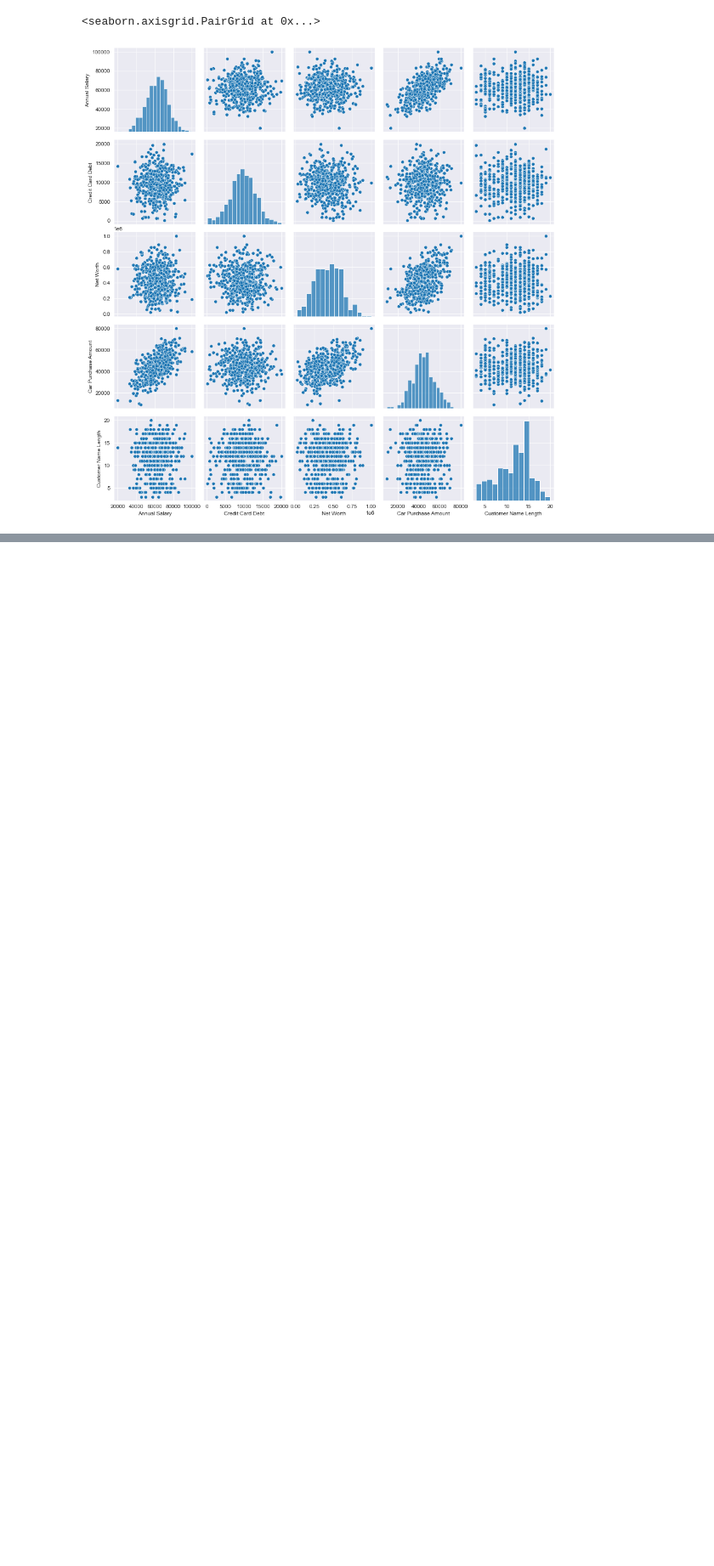
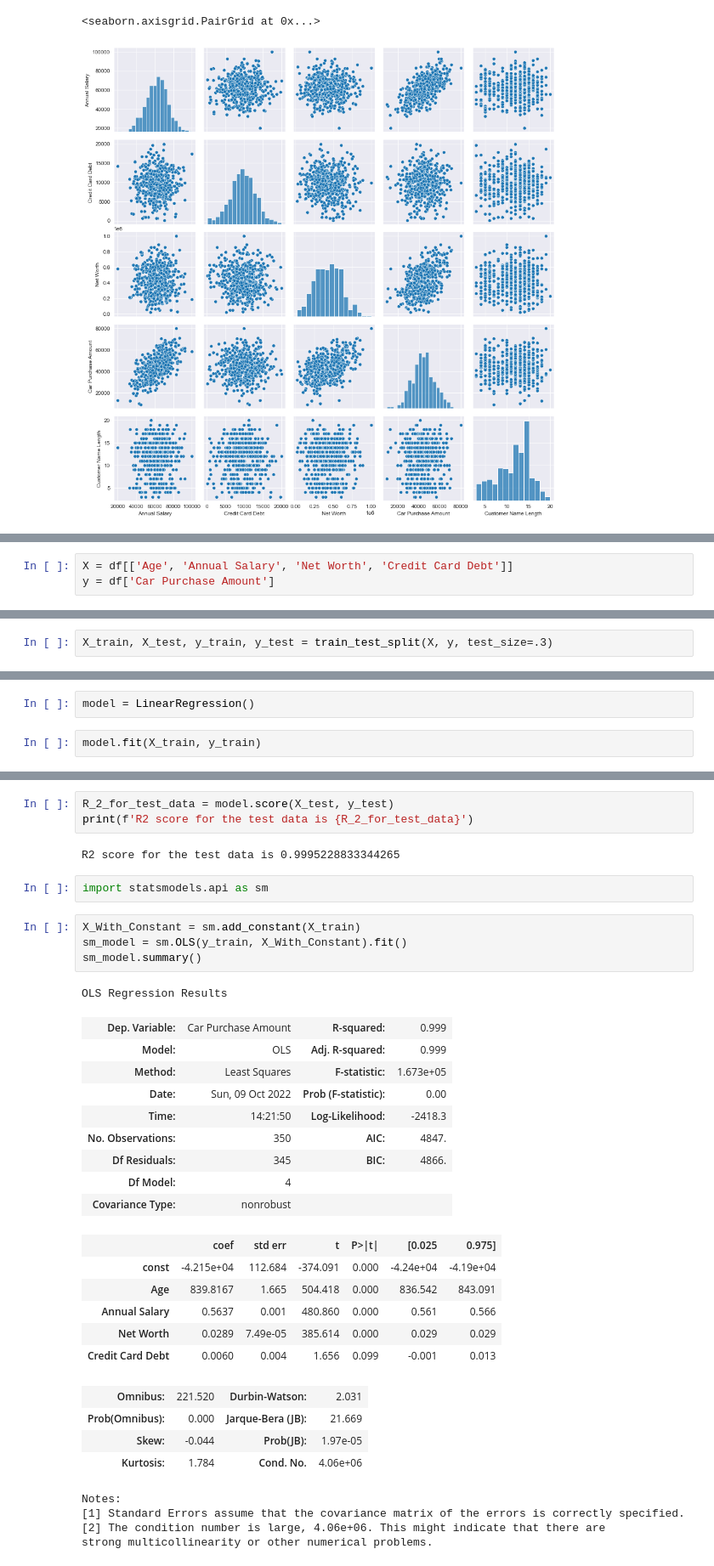
Before and after one commit to natthawit-jan/car_price_prediction_proj, a Jupyter notebook: car_prediction.ipynb, the cells around one changed output, grey strips where cells are left out. Shown at 85% size. Saved outputs shown, nothing was run; the diff lists cells and outputs as text; blank space fills up the shorter version.

Commit message:
Add model to the notebook.

```diff
--- a/car_prediction.ipynb
+++ b/car_prediction.ipynb
@@ -126,0 +124,3 @@ sns.pairplot(data=df.drop(columns=['Age', 'Gender']))
+# %%
+X = df[['Age', 'Annual Salary', 'Net Worth', 'Credit Card Debt']]
+y = df['Car Purchase Amount']
@@ -126,0 +129,2 @@ sns.pairplot(data=df.drop(columns=['Age', 'Gender']))
+# %%
+X_train, X_test, y_train, y_test = train_test_split(X, y, test_size=.3)
@@ -126,0 +133,4 @@ sns.pairplot(data=df.drop(columns=['Age', 'Gender']))
+# %%
+model = LinearRegression()
+# %%
+model.fit(X_train, y_train)
@@ -126,0 +161,36 @@ sns.pairplot(data=df.drop(columns=['Age', 'Gender']))
+# %%
+R_2_for_test_data = model.score(X_test, y_test)
+print(f'R2 score for the test data is {R_2_for_test_data}')
+# %% [output]
+R2 score for the test data is 0.9995228833344265
+# %%
+import statsmodels.api as sm
+# %%
+X_With_Constant = sm.add_constant(X_train)
+sm_model = sm.OLS(y_train, X_With_Constant).fit()
+sm_model.summary()
+# %% [output]
+OLS Regression Results
+| Dep. Variable: | Car Purchase Amount | R-squared: | 0.999 |
+| Model: | OLS | Adj. R-squared: | 0.999 |
+| Method: | Least Squares | F-statistic: | 1.673e+05 |
+| Date: | Sun, 09 Oct 2022 | Prob (F-statistic): | 0.00 |
+| Time: | 14:21:50 | Log-Likelihood: | -2418.3 |
+| No. Observations: | 350 | AIC: | 4847. |
+| Df Residuals: | 345 | BIC: | 4866. |
+| Df Model: | 4 |  |  |
+| Covariance Type: | nonrobust |  |  |
+|  | coef | std err | t | P>|t| | [0.025 | 0.975] |
+| const | -4.215e+04 | 112.684 | -374.091 | 0.000 | -4.24e+04 | -4.19e+04 |
+| Age | 839.8167 | 1.665 | 504.418 | 0.000 | 836.542 | 843.091 |
+| Annual Salary | 0.5637 | 0.001 | 480.860 | 0.000 | 0.561 | 0.566 |
+| Net Worth | 0.0289 | 7.49e-05 | 385.614 | 0.000 | 0.029 | 0.029 |
+| Credit Card Debt | 0.0060 | 0.004 | 1.656 | 0.099 | -0.001 | 0.013 |
+| Omnibus: | 221.520 | Durbin-Watson: | 2.031 |
+| Prob(Omnibus): | 0.000 | Jarque-Bera (JB): | 21.669 |
+| Skew: | -0.044 | Prob(JB): | 1.97e-05 |
+| Kurtosis: | 1.784 | Cond. No. | 4.06e+06 |
+Notes:
+[1] Standard Errors assume that the covariance matrix of the errors is correctly specified.
+[2] The condition number is large, 4.06e+06. This might indicate that there are
+strong multicollinearity or other numerical problems.
```
Also changed, not shown: parts of 24 cells of this notebook.
